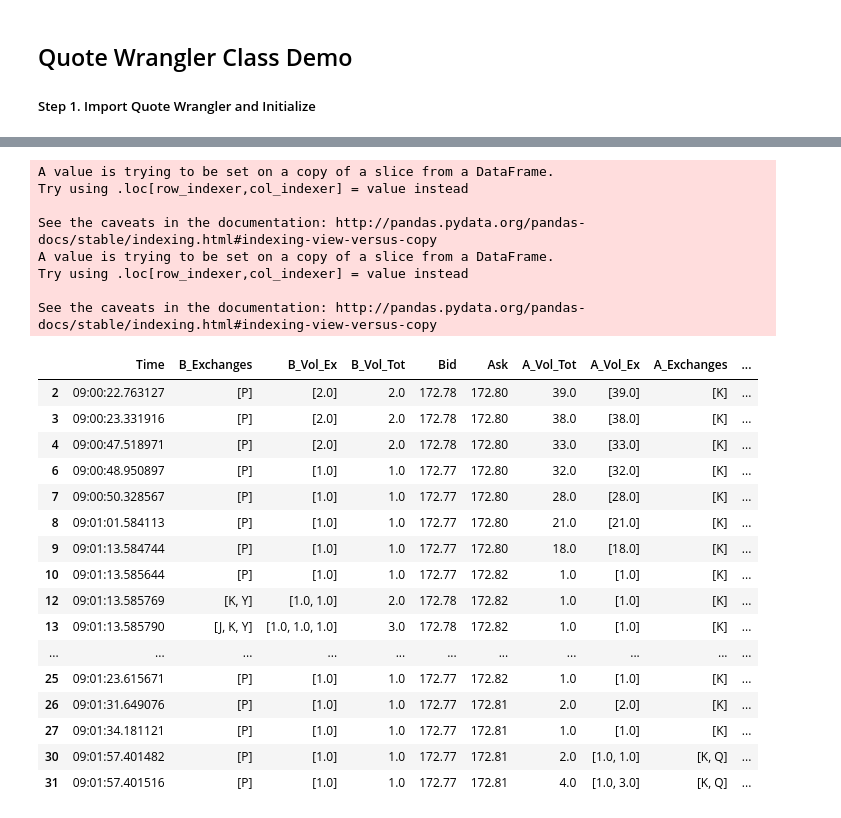
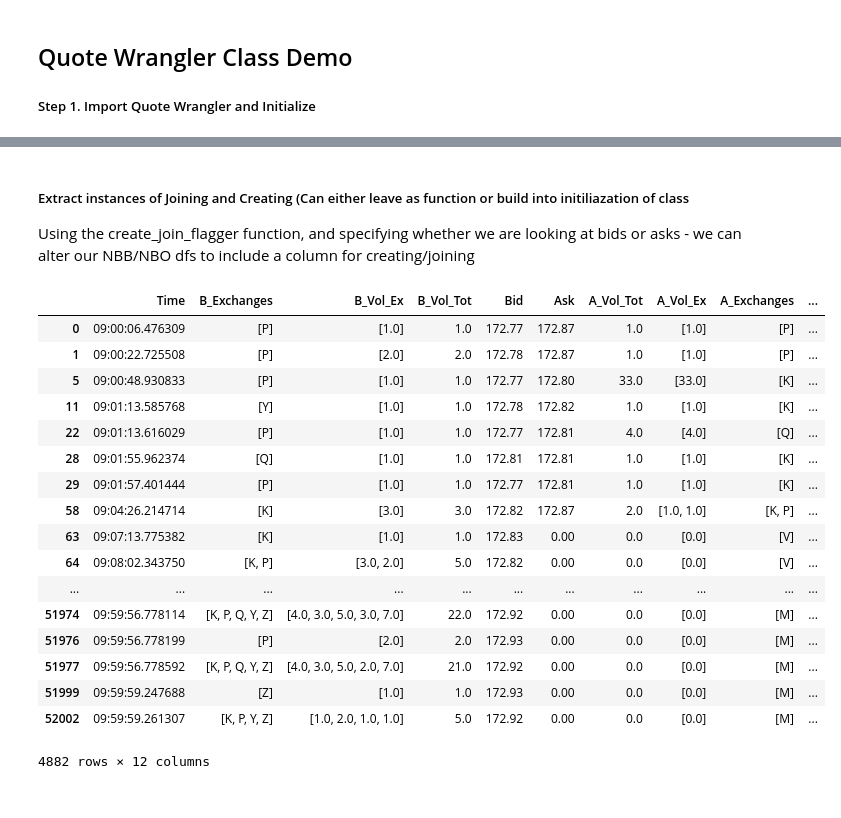
Before and after one commit to kevinramlal/QuotingBehaviour, a Jupyter notebook: TAQ/Notebooks/TAQ Quote Wrangler Demo.ipynb, the cells around one changed output, grey strips where cells are left out. Cells and saved outputs as stored; diff of their text form; code cells hidden in the pictures.

```diff
--- a/TAQ/Notebooks/TAQ Quote Wrangler Demo.ipynb
+++ b/TAQ/Notebooks/TAQ Quote Wrangler Demo.ipynb
@@ -130,50 +77,26 @@ NBB.head(40)
-# %%
-creates = [""]
-joins = [""]
-
-for i in range(1,len(NBO)):
-    create_instance = ""
-    join_instance = ""
-    nbb_fallback = ""
-
-    if NBO.iloc[i].Ask > NBO.iloc[i-1].Ask: #New NBB
-        create_instance = [NBO.iloc[i].A_Exchanges,NBO.iloc[i].Ask]
-    elif NBO.iloc[i].Ask == NBO.iloc[i-1].Ask:
-        joining_exchanges = [ex for ex in NBO.iloc[i].A_Exchanges if ex not in NBO.iloc[i-1].A_Exchanges]
-        joining_amount = float(NBO.iloc[i].A_Vol_Tot) - float(NBO.iloc[i-1].A_Vol_Tot)
-        join_instance = [joining_exchanges,joining_amount]
-
-    creates.append(create_instance)
-    joins.append(join_instance)
-
-NBO['Creates'] = creates
-NBO['Joins'] = joins
-# %% [output]
-A value is trying to be set on a copy of a slice from a DataFrame.
-Try using .loc[row_indexer,col_indexer] = value instead
-
-See the caveats in the documentation: http://pandas.pydata.org/pandas-docs/stable/indexing.html#indexing-view-versus-copy
-A value is trying to be set on a copy of a slice from a DataFrame.
-Try using .loc[row_indexer,col_indexer] = value instead
-
-See the caveats in the documentation: http://pandas.pydata.org/pandas-docs/stable/indexing.html#indexing-view-versus-copy
-# %%
-NBO.head(25)
-# %% [output]
-|  | Time | B_Exchanges | B_Vol_Ex | B_Vol_Tot | Bid | Ask | A_Vol_Tot | A_Vol_Ex | A_Exchanges | ... |
-| 2 | 09:00:22.763127 | [P] | [2.0] | 2.0 | 172.78 | 172.80 | 39.0 | [39.0] | [K] | ... |
-| 3 | 09:00:23.331916 | [P] | [2.0] | 2.0 | 172.78 | 172.80 | 38.0 | [38.0] | [K] | ... |
-| 4 | 09:00:47.518971 | [P] | [2.0] | 2.0 | 172.78 | 172.80 | 33.0 | [33.0] | [K] | ... |
-| 6 | 09:00:48.950897 | [P] | [1.0] | 1.0 | 172.77 | 172.80 | 32.0 | [32.0] | [K] | ... |
-| 7 | 09:00:50.328567 | [P] | [1.0] | 1.0 | 172.77 | 172.80 | 28.0 | [28.0] | [K] | ... |
-| 8 | 09:01:01.584113 | [P] | [1.0] | 1.0 | 172.77 | 172.80 | 21.0 | [21.0] | [K] | ... |
-| 9 | 09:01:13.584744 | [P] | [1.0] | 1.0 | 172.77 | 172.80 | 18.0 | [18.0] | [K] | ... |
-| 10 | 09:01:13.585644 | [P] | [1.0] | 1.0 | 172.77 | 172.82 | 1.0 | [1.0] | [K] | ... |
-| 12 | 09:01:13.585769 | [K, Y] | [1.0, 1.0] | 2.0 | 172.78 | 172.82 | 1.0 | [1.0] | [K] | ... |
-| 13 | 09:01:13.585790 | [J, K, Y] | [1.0, 1.0, 1.0] | 3.0 | 172.78 | 172.82 | 1.0 | [1.0] | [K] | ... |
-| ... | ... | ... | ... | ... | ... | ... | ... | ... | ... | ... |
-| 25 | 09:01:23.615671 | [P] | [1.0] | 1.0 | 172.77 | 172.82 | 1.0 | [1.0] | [K] | ... |
-| 26 | 09:01:31.649076 | [P] | [1.0] | 1.0 | 172.77 | 172.81 | 2.0 | [2.0] | [K] | ... |
-| 27 | 09:01:34.181121 | [P] | [1.0] | 1.0 | 172.77 | 172.81 | 1.0 | [1.0] | [K] | ... |
-| 30 | 09:01:57.401482 | [P] | [1.0] | 1.0 | 172.77 | 172.81 | 2.0 | [1.0, 1.0] | [K, Q] | ... |
-| 31 | 09:01:57.401516 | [P] | [1.0] | 1.0 | 172.77 | 172.81 | 4.0 | [1.0, 3.0] | [K, Q] | ... |
+# %% [markdown]
+##### Extract instances of Joining and Creating (Can either leave as function or build into initiliazation of class
+Using the create_join_flagger function, and specifying whether we are looking at bids or asks - we can alter our NBB/NBO dfs to include a column for creating/joining
+# %%
+NBB_cj = AAPL_QW.create_join_flagger(AAPL_QW.NBB,nbb_flag = True)
+# %%
+NBB_cj
+# %% [output]
+|  | Time | B_Exchanges | B_Vol_Ex | B_Vol_Tot | Bid | Ask | A_Vol_Tot | A_Vol_Ex | A_Exchanges | ... |
+| 0 | 09:00:06.476309 | [P] | [1.0] | 1.0 | 172.77 | 172.87 | 1.0 | [1.0] | [P] | ... |
+| 1 | 09:00:22.725508 | [P] | [2.0] | 2.0 | 172.78 | 172.87 | 1.0 | [1.0] | [P] | ... |
+| 5 | 09:00:48.930833 | [P] | [1.0] | 1.0 | 172.77 | 172.80 | 33.0 | [33.0] | [K] | ... |
+| 11 | 09:01:13.585768 | [Y] | [1.0] | 1.0 | 172.78 | 172.82 | 1.0 | [1.0] | [K] | ... |
+| 22 | 09:01:13.616029 | [P] | [1.0] | 1.0 | 172.77 | 172.81 | 4.0 | [4.0] | [Q] | ... |
+| 28 | 09:01:55.962374 | [Q] | [1.0] | 1.0 | 172.81 | 172.81 | 1.0 | [1.0] | [K] | ... |
+| 29 | 09:01:57.401444 | [P] | [1.0] | 1.0 | 172.77 | 172.81 | 1.0 | [1.0] | [K] | ... |
+| 58 | 09:04:26.214714 | [K] | [3.0] | 3.0 | 172.82 | 172.87 | 2.0 | [1.0, 1.0] | [K, P] | ... |
+| 63 | 09:07:13.775382 | [K] | [1.0] | 1.0 | 172.83 | 0.00 | 0.0 | [0.0] | [V] | ... |
+| 64 | 09:08:02.343750 | [K, P] | [3.0, 2.0] | 5.0 | 172.82 | 0.00 | 0.0 | [0.0] | [V] | ... |
+| ... | ... | ... | ... | ... | ... | ... | ... | ... | ... | ... |
+| 51974 | 09:59:56.778114 | [K, P, Q, Y, Z] | [4.0, 3.0, 5.0, 3.0, 7.0] | 22.0 | 172.92 | 0.00 | 0.0 | [0.0] | [M] | ... |
+| 51976 | 09:59:56.778199 | [P] | [2.0] | 2.0 | 172.93 | 0.00 | 0.0 | [0.0] | [M] | ... |
+| 51977 | 09:59:56.778592 | [K, P, Q, Y, Z] | [4.0, 3.0, 5.0, 2.0, 7.0] | 21.0 | 172.92 | 0.00 | 0.0 | [0.0] | [M] | ... |
+| 51999 | 09:59:59.247688 | [Z] | [1.0] | 1.0 | 172.93 | 0.00 | 0.0 | [0.0] | [M] | ... |
+| 52002 | 09:59:59.261307 | [K, P, Y, Z] | [1.0, 2.0, 1.0, 1.0] | 5.0 | 172.92 | 0.00 | 0.0 | [0.0] | [M] | ... |
+4882 rows × 12 columns
```
Also changed, not shown: parts of 12 cells of this notebook, 1 other file.
